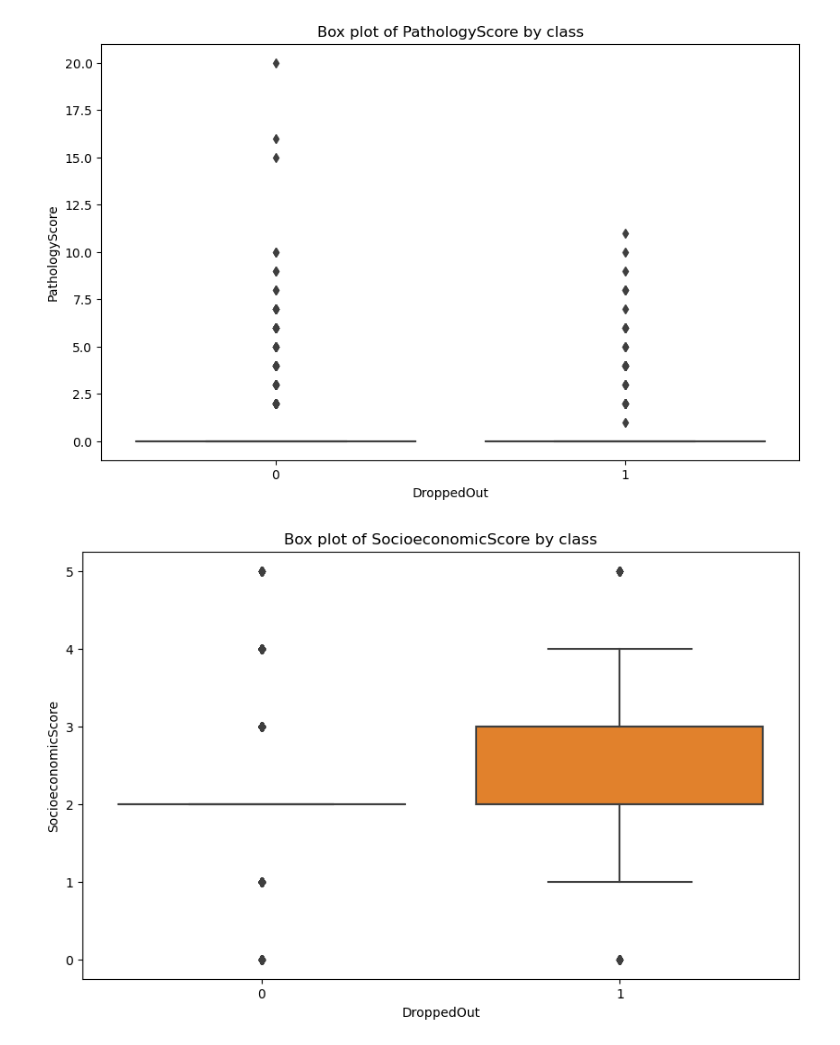
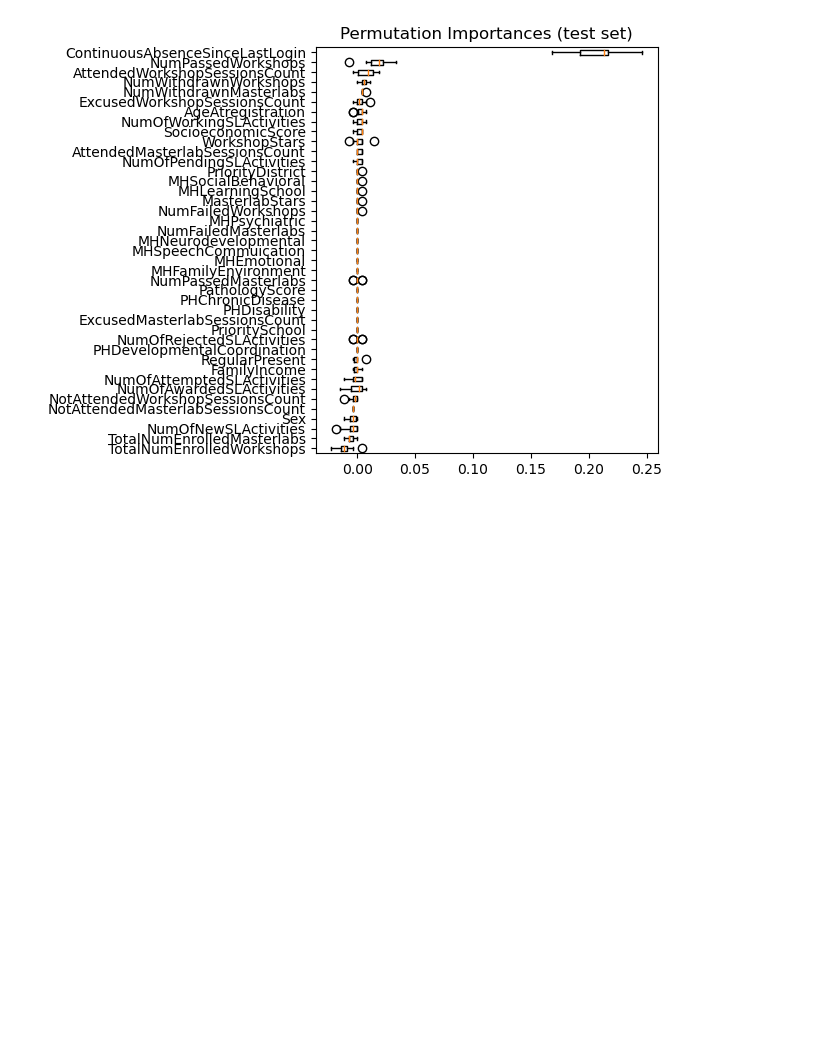
Before and after one commit to rPrinceA495/tumo-fdi-model, a Jupyter notebook: models/random-forest.ipynb, the cells around one changed output. Cells and saved outputs as stored; diff of their text form; code cells hidden in the pictures; blank space fills up the shorter version.

```diff
--- a/models/random-forest.ipynb
+++ b/models/random-forest.ipynb
@@ -11,18 +12,21 @@ from sklearn.metrics import accuracy_score, precision_score, recall_score, f1_sc
 # %%
 # Read Files
-df = pd.read_excel('data.xlsx')
+df = pd.read_excel('data3.xlsx')
+
+# df = df[df['PathologyScore'] > 0]
 
 df.head()
 
 # Separate the features (X) and target variable (y)
 X = df.drop('DroppedOut', axis=1)
 y = df['DroppedOut']
-# Convert y to a numpy array
+# Convert numpy arrays
 y = np.array(y)
+X_predictors = np.array(X)
 
 # Perform z-score normalization on the features
-scaler = StandardScaler()
-X_normalized = scaler.fit_transform(X)
+# scaler = StandardScaler()
+# X_normalized = scaler.fit_transform(X)
 # %%
 # Lists to store the metrics of each fold
 confusion_matrices = []
@@ -37,8 +41,8 @@ skf = StratifiedKFold(n_splits=8)
 # Train a Random Forest classifier on each fold
 rf = RandomForestClassifier()
 
-for train_index, test_index in skf.split(X_normalized, y):
-    X_train, X_test = X_normalized[train_index], X_normalized[test_index]
+for train_index, test_index in skf.split(X_predictors, y):
+    X_train, X_test = X_predictors[train_index], X_predictors[test_index]
     y_train, y_test = y[train_index], y[test_index]
 
     # Train the Random Forest classifier
@@ -181,16 +131,12 @@ for feature in significant_features:
-# %%
-import matplotlib.pyplot as plt
-import seaborn as sns
-
-# List of features to plot
-features = ['PathologyScore', 'SocioeconomicScore']  # replace with your features
-
-# For each feature, we create a separate box plot for each class
-for feature in features:
-    plt.figure(figsize=(10, 6))
-    sns.boxplot(x='DroppedOut', y=feature, data=df)
-    plt.title('Box plot of {} by class'.format(feature))
-    plt.show()
-# %% [output]
-[figure, removed]
-[figure, removed]
+# %%
+# Feature Importance (Permutation)
+result = permutation_importance(rf, X_test, y_test, n_repeats=10)
+sorted_idx = result.importances_mean.argsort()
+
+fig, ax = plt.subplots()
+ax.boxplot(result.importances[sorted_idx].T, vert=False, labels=X.columns[sorted_idx])
+ax.set_title("Permutation Importances (test set)")
+fig.tight_layout()
+plt.show()
+# %% [output]
+[figure, added]
```
Also changed, not shown: parts of 19 cells of this notebook, 46 other files.
